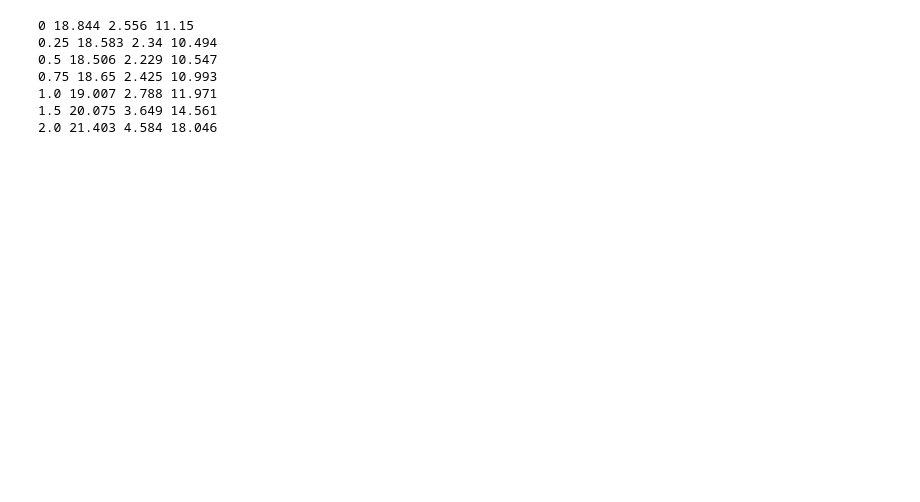
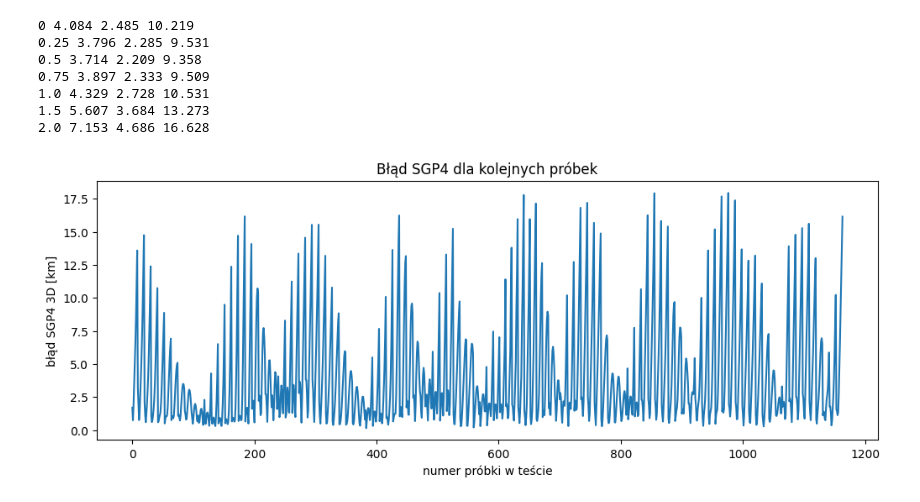
Before and after one commit to OrbitVision/OrbitVision-ML, a Jupyter notebook: orbit/train/train.ipynb, the cells around one changed output. Saved outputs shown, nothing was run; the diff lists cells and outputs as text; code cells hidden in the pictures; blank space fills up the shorter version.

```diff
--- a/orbit/train/train.ipynb
+++ b/orbit/train/train.ipynb
@@ -8,7 +8,7 @@ from sklearn.model_selection import train_test_split
 import numpy as np
 # %%
 torch.cuda.is_available()
-df = pd.read_csv("C38_ready-forSure.csv")
+df = pd.read_csv("test_train.csv")
 
 features = ['x', 'y', 'z', 'vx', 'vy', 'vz', 'days_offset']
 targets = ['x_error', 'y_error', 'z_error']
@@ -67,7 +67,7 @@ device = torch.device("cuda" if torch.cuda.is_available() else "cpu")
 model = Model().to(device=device)
 
 loss_fn = nn.L1Loss()
-optimizer = torch.optim.AdamW(model.parameters(), lr=0.001, weight_decay=1e-2)
+optimizer = torch.optim.AdamW(model.parameters(), lr=0.001, weight_decay=1e-4)
 
 epochs = 1000
 for epoch in range(epochs):
@@ -248,10 +248,35 @@ for a in [0, 0.25, 0.5, 0.75, 1.0, 1.5, 2.0]:
     e = np.linalg.norm(targets_km - a * preds_km, axis=1)
     print(a, e.mean().round(3), np.median(e).round(3), np.percentile(e, 90).round(3))
 # %% [output]
-0 18.844 2.556 11.15
-0.25 18.583 2.34 10.494
-0.5 18.506 2.229 10.547
-0.75 18.65 2.425 10.993
-1.0 19.007 2.788 11.971
-1.5 20.075 3.649 14.561
-2.0 21.403 4.584 18.046
+0 4.084 2.485 10.219
+0.25 3.796 2.285 9.531
+0.5 3.714 2.209 9.358
+0.75 3.897 2.333 9.509
+1.0 4.329 2.728 10.531
+1.5 5.607 3.684 13.273
+2.0 7.153 4.686 16.628
+# %%
+import numpy as np
+import pandas as pd
+import matplotlib.pyplot as plt
+
+err = np.linalg.norm(targets_km, axis=1)   # błąd SGP4 w km, jedna wartość na próbkę
+plt.figure(figsize=(12, 4))
+plt.plot(err)
+plt.xlabel('numer próbki w teście')
+plt.ylabel('błąd SGP4 3D [km]')
+plt.title('Błąd SGP4 dla kolejnych próbek')
+plt.show()
+
+
+
+d = df_test.copy()
+d['err'] = err
+per_tle = d.groupby('tle_epoch').agg(
+    max_err=('err', 'max'),
+    err_offset0=('err', 'first'),
+    n=('err', 'size')
+).sort_values('tle_epoch')
+print(per_tle.tail(10).round(1))
+# %% [output]
+[figure, added]
```
Also changed, not shown: parts of 7 cells of this notebook, 3 other files.
